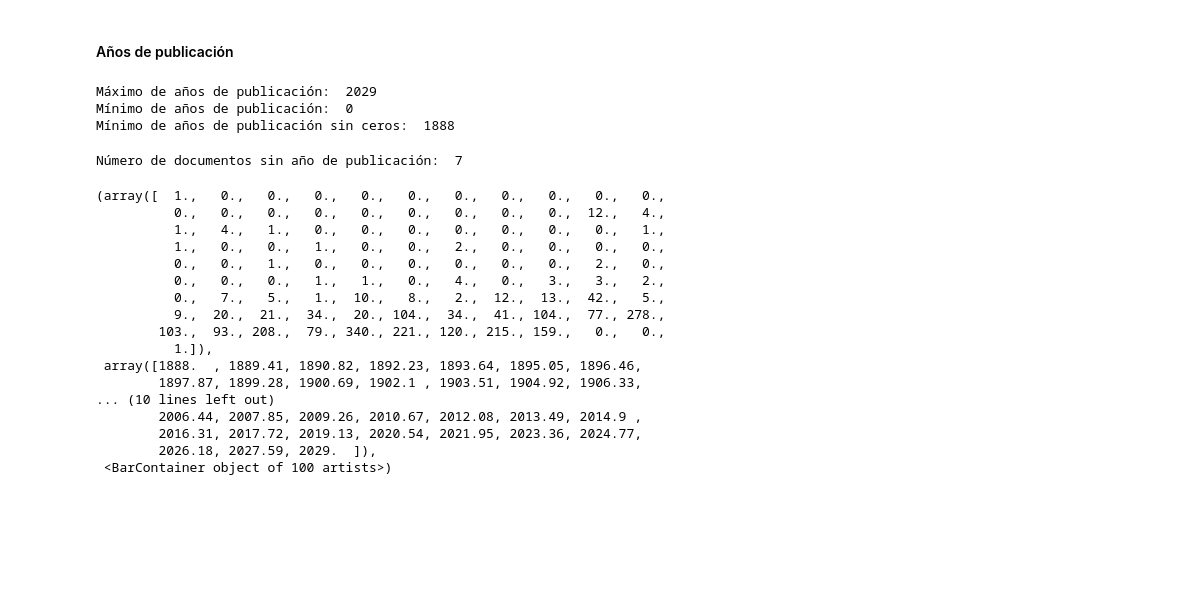
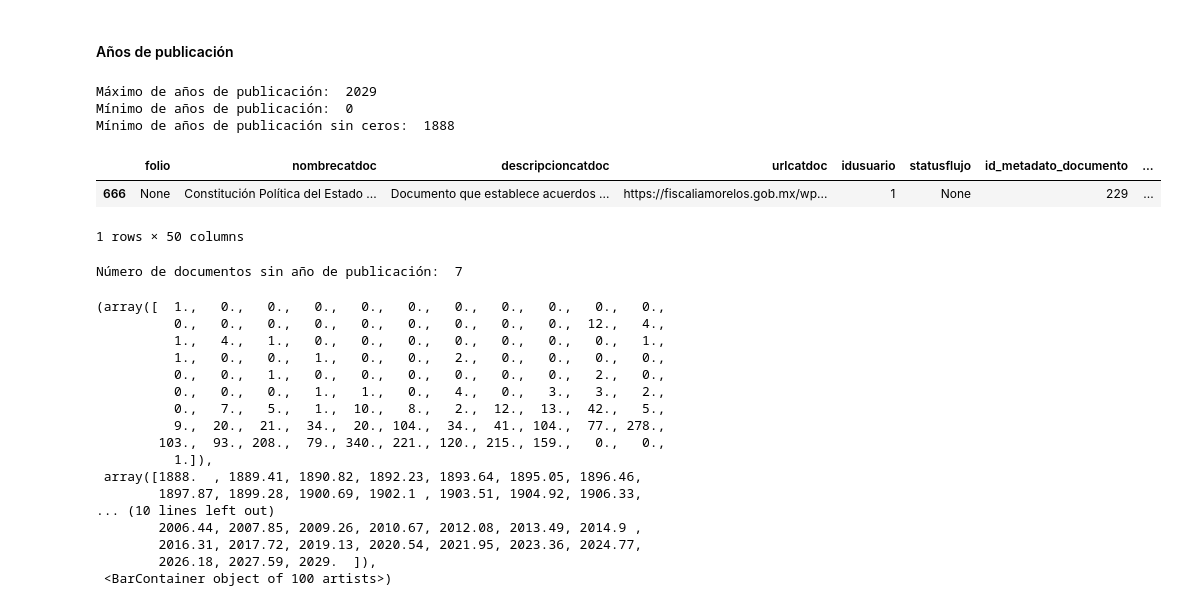
Before and after one commit to situ-sedatu/situ, a Jupyter notebook: acervo_situ.ipynb, the cells around one changed output. Drawn from its saved outputs; the diff is of its cells as text; code cells hidden in the pictures; blank space fills up the shorter version.

```diff
--- a/acervo_situ.ipynb
+++ b/acervo_situ.ipynb
@@ -207,6 +207,13 @@ print("Mínimo de años de publicación sin ceros: ",docs[docs["ano_publicacion"
 Máximo de años de publicación:  2029
 Mínimo de años de publicación:  0
 Mínimo de años de publicación sin ceros:  1888
+# %%
+#Filtrar publicación de 1888
+docs[docs["ano_publicacion"]==1888]
+# %% [output]
+|  | folio | nombrecatdoc | descripcioncatdoc | urlcatdoc | idusuario | statusflujo | id_metadato_documento | ... |
+| 666 | None | Constitución Política del Estado ... | Documento que establece acuerdos ... | https://fiscaliamorelos.gob.mx/wp... | 1 | None | 229 | ... |
+1 rows × 50 columns
 # %%
 #Contar ceros en año de publicación
 print("Número de documentos sin año de publicación: ",docs[docs["ano_publicacion"]==0].shape[0])
```
Also changed, not shown: parts of 1 cell of this notebook.
